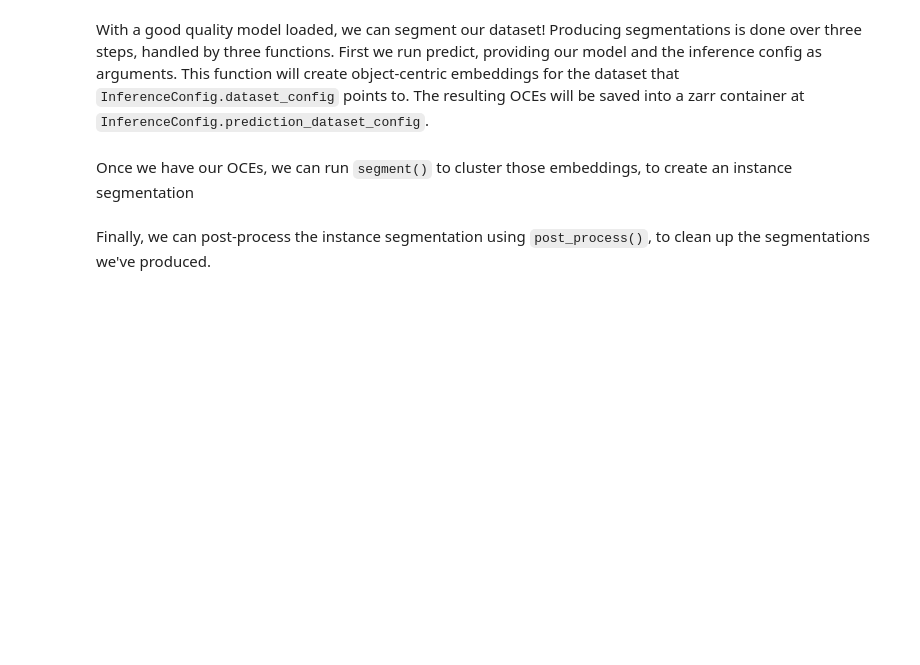
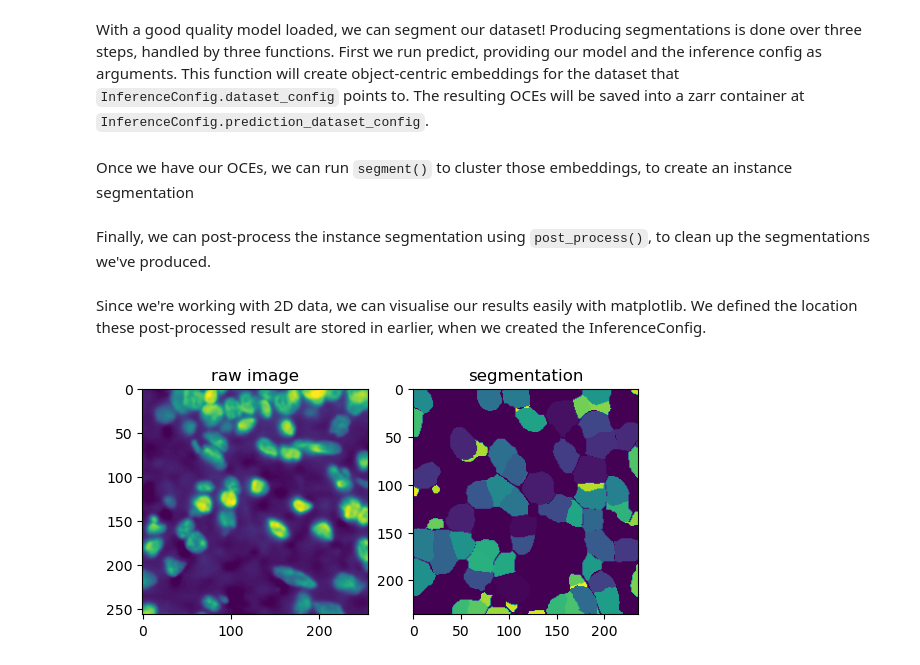
Before and after one commit to funkelab/cellulus, a Jupyter notebook: Tutorial.ipynb, the cells around one changed output. Drawn from its saved outputs; the diff is of its cells as text; code cells hidden in the pictures; blank space fills up the shorter version.

Commit message:
Adding images to Tutorial

```diff
--- a/Tutorial.ipynb
+++ b/Tutorial.ipynb
@@ -147,3 +147,22 @@ Finally, we can post-process the instance segmentation using `post_process()`, t
 # %%
 from cellulus.post_process import post_process
 post_process(inference_config=test_inf_config)
+# %% [markdown]
+Since we're working with 2D data, we can visualise our results easily with matplotlib. We defined the location these post-processed result are stored in earlier, when we created the InferenceConfig.
+# %%
+import zarr
+
+test = zarr.open(postproc_output_config['container_path']+'/'+postproc_output_config['dataset_name'],'r')
+raw = zarr.open(inference_dataset_config['container_path']+'/'+inference_dataset_config['dataset_name'],'r')
+from matplotlib import pyplot as plt
+
+plt.subplot(1,2,1)
+plt.title('raw image')
+plt.imshow(raw[0,0,:,:])
+
+plt.subplot(1,2,2)
+plt.title('segmentation')
+plt.imshow(test[0,0,:,:])
+plt.show()
+# %% [output]
+[figure, added]
```
Also changed, not shown: parts of 2 cells of this notebook.
